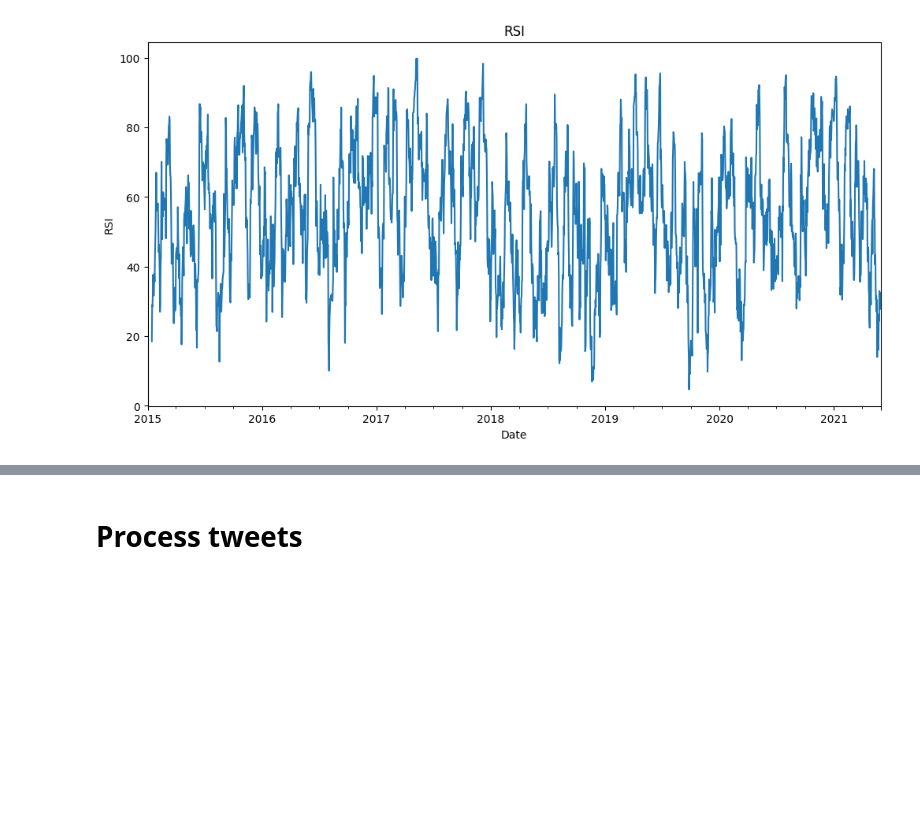
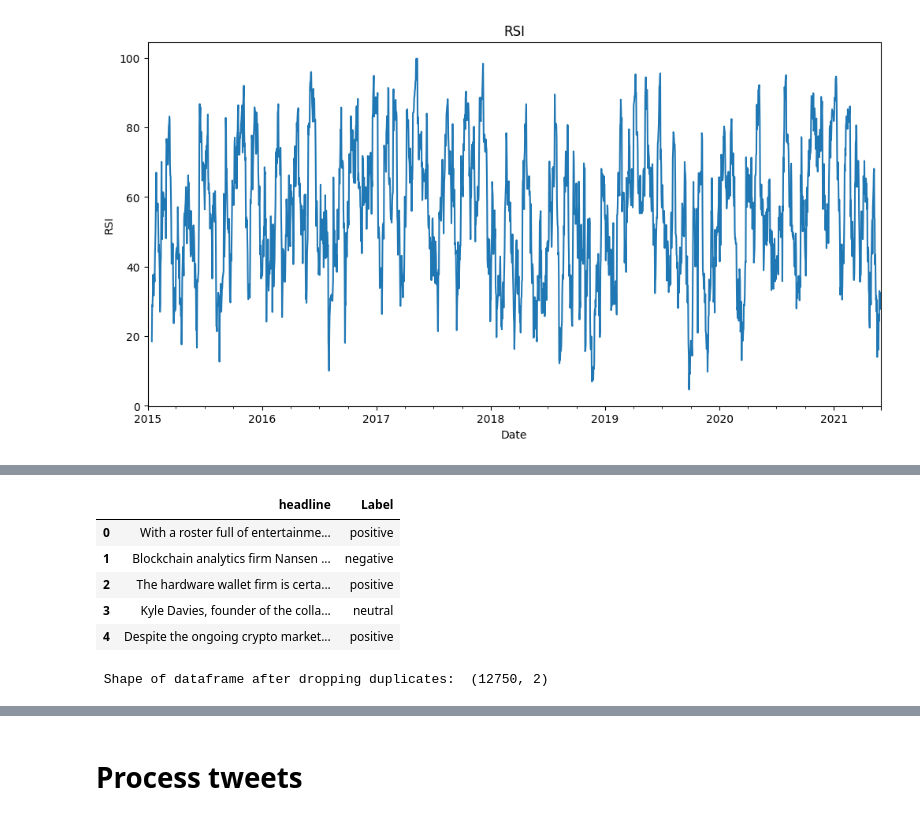
Before and after one commit to kaysho/MSc-Thesis, a Jupyter notebook: Multi_Modal_Model.ipynb, the cells around one changed output, grey strips where cells are left out. Cells and saved outputs as stored; diff of their text form; code cells hidden in the pictures; blank space fills up the shorter version.

```diff
--- a/Multi_Modal_Model.ipynb
+++ b/Multi_Modal_Model.ipynb
@@ -242,0 +517,14 @@ plt.show()
+# %%
+df=df[['text','sentiment']]
+df.loc[df['sentiment'].str.contains('positive'), 'sentiment'] = 'positive'
+df.loc[df['sentiment'].str.contains('negative'), 'sentiment'] = 'negative'
+df.loc[df['sentiment'].str.contains('neutral'), 'sentiment'] = 'neutral'
+df.rename(columns = {'text':'headline',"sentiment":"Label"}, inplace = True)
+df.head()
+# %% [output]
+|  | headline | Label |
+| 0 | With a roster full of entertainme... | positive |
+| 1 | Blockchain analytics firm Nansen ... | negative |
+| 2 | The hardware wallet firm is certa... | positive |
+| 3 | Kyle Davies, founder of the colla... | neutral |
+| 4 | Despite the ongoing crypto market... | positive |
@@ -242,0 +534,6 @@ plt.show()
+# %%
+# Drop duplicates
+df.drop_duplicates()
+print(" Shape of dataframe after dropping duplicates: ", df.shape)
+# %% [output]
+ Shape of dataframe after dropping duplicates:  (12750, 2)
```
Also changed, not shown: parts of 62 cells of this notebook, 1 other file.
